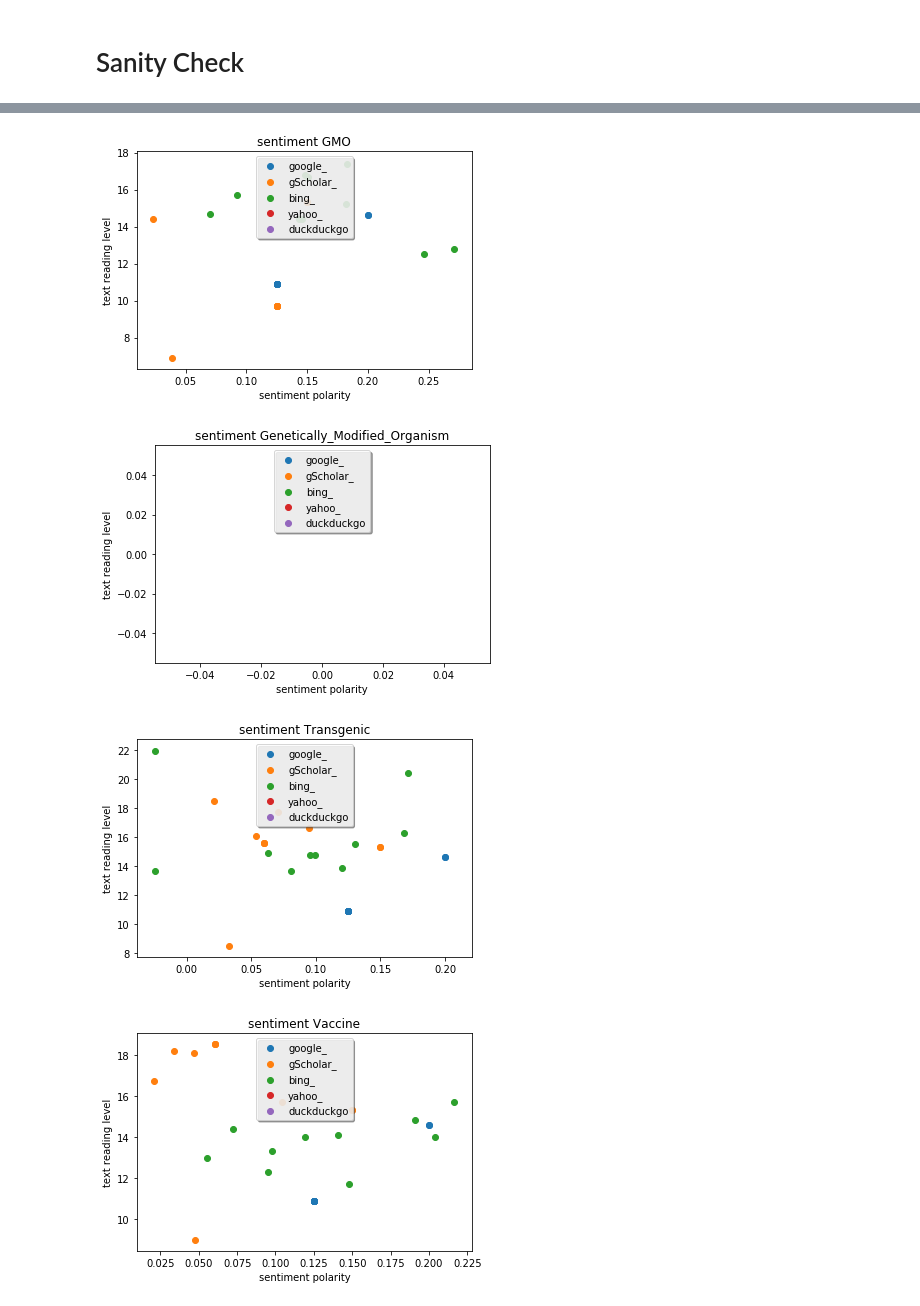
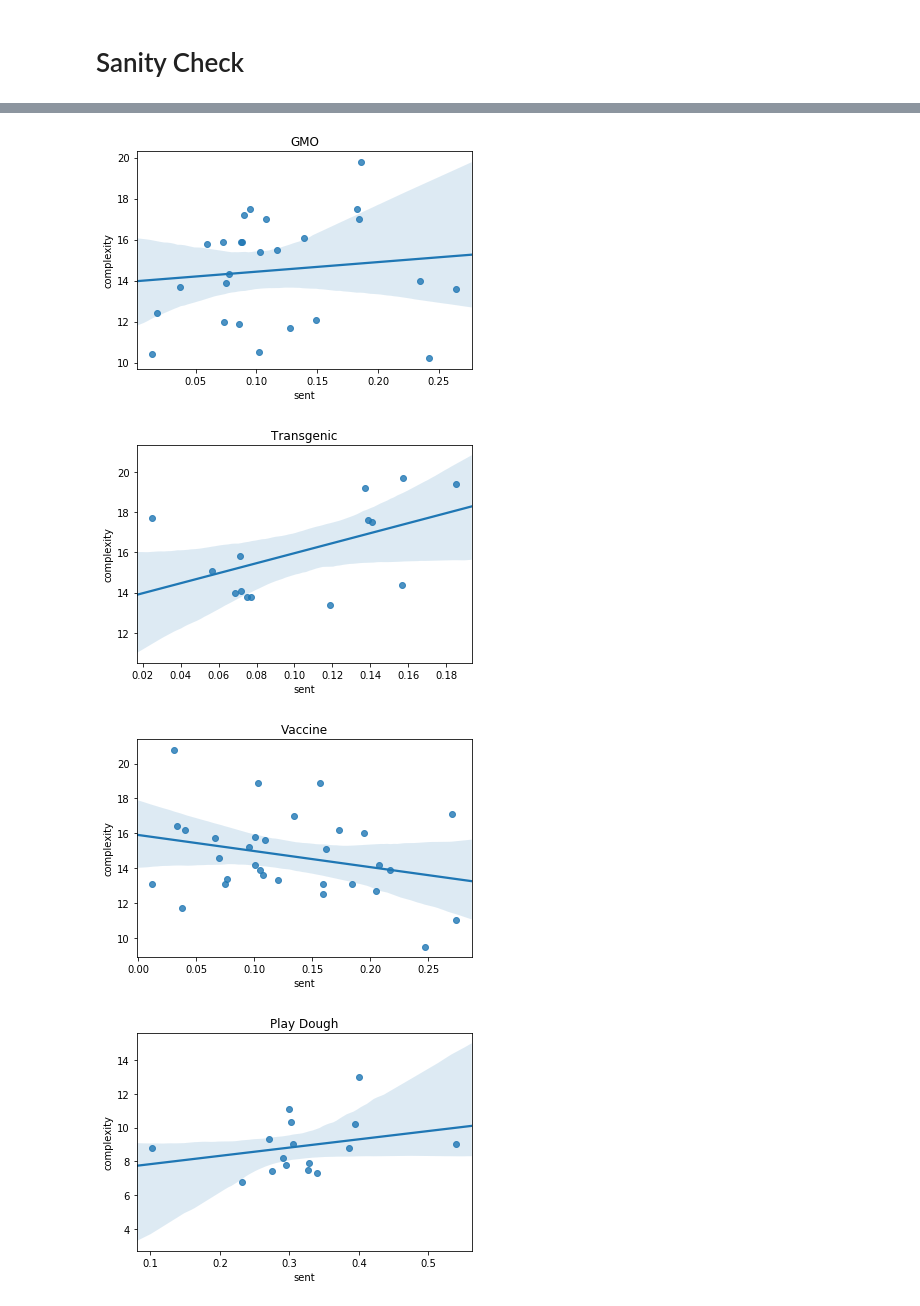
Before and after one commit to russelljjarvis/ScienceAccessibility, a Jupyter notebook: Visual_search_terms_PCA_.ipynb, the cells around one changed output, grey strips where cells are left out. Cells and saved outputs as stored; diff of their text form; code cells hidden in the pictures.

```diff
--- a/Visual_search_terms_PCA_.ipynb
+++ b/Visual_search_terms_PCA_.ipynb
@@ -16,14 +30,14 @@ import numpy as np
 
 #if #1 == 2: # uncomment to break try
 try:
-    assert 1==2
+    #assert 1==2
     with open('unraveled_links.p','rb') as handle:
         unravel = pickle.load(handle)
 
 except:
     #import sclat
-    import os
-    os.chdir('/home/jovyan/wcproject/')
+    #import os
+    #os.chdir('/home/jovyan/wcproject/')
     import dask.bag as db
     from t_analysis_purepy import web_iter, map_wrapper
     SEARCHLIST = ['Play Dough','Neutron','Vaccine','Transgenic','GMO','Genetically Modified Organism']
@@ -53,11 +54,0 @@ or matplotlib.backends is imported for the first time.
-# %%
-
-
-print(len(remove_empty[1]))
-print(len(remove_empty[0]))
-unravel = []
-
-for i in remove_empty:
-    unravel+=i
-
-print(len(unravel))
@@ -663,44 +645,34 @@ plt.show()
 # %%
 # 2.       Pro/anti/neutral vs. text complexity#
 
+import seaborn as sns
+import pandas as pd
+#plt.savefig(str('weight_')+str(k)+'cvs_regexp_'+str(mcv)+'.png');
+#plt.close()
+import statsmodels.api as sm
 for outer,search_query in enumerate(searchList):
     x = []
     y = []
-    for i,v in enumerate(ses):
-        #print(i,v)
-        complexity = [ f['urlDat']['fkg'] for f in unravel if f['urlDat']['keyword'] ==search_query and f['urlDat']['se'] == v ]
-        sent = [ f['urlDat']['sp'] for f in unravel if f['urlDat']['keyword'] ==search_query and f['urlDat']['se'] == v ]
-        #print(complexity[0][0],complexity[0][0])
-        x.append(sent)
-        y.append(complexity)
+    complexity = [ f['urlDat']['fkg'] for f in unravel if f['urlDat']['keyword'] ==search_query ]
+    sent = [ f['urlDat']['sp'] for f in unravel if f['urlDat']['keyword'] ==search_query ]
 
-    fig, ax = plt.subplots()
-    plt.title(str('sentiment ')+search_query)
-    plt.ylabel('text reading level')
-    plt.xlabel('sentiment polarity')
-    labels = [ses[0],ses[1],ses[2],ses[3]]
-
-    #import pandas as pd
-    #d = {'words': wns, 'probs': probs}
-    #df = pd.DataFrame(data=d)
-    #ax = sns.regplot(x='words', y='probs', data=df)
-
-    #lineObjects =
-    plt.scatter(x[0],y[0],label=ses[0])
-    plt.scatter(x[1],y[1],label=ses[1])
-    plt.scatter(x[2],y[2],label=ses[2])
-    plt.scatter(x[3],y[3],label=ses[3])
-    plt.scatter(x[4],y[4],label=ses[4])
-    #plt.scatter(x[5],y[5],label=ses[5])
+    if len(complexity)>0 and len(sent)>0:
+        df = pd.DataFrame({'complexity': complexity,
+         'sent': sent})
+        plt.figure()
+        plt.title(str(search_query))
+        ax = sns.regplot(x="sent",y="complexity", data=df)
 
 
 
-    legend = ax.legend(loc='upper center', shadow=True)
-    plt.savefig('sentiment_vs_complexity{0}.png'.format(search_query))
+
+
+legend = ax.legend(loc='upper center', shadow=True)
+plt.savefig('sentiment_vs_complexity{0}.png'.format(search_query))
 
 plt.show()
 # %% [output]
-[figure, old version]
+[figure, new version]
-[figure, old version]
+[figure, new version]
-[figure, old version]
+[figure, new version]
-[figure, old version]
+[figure, new version]
```
Also changed, not shown: parts of 21 cells of this notebook, 2 other files.
